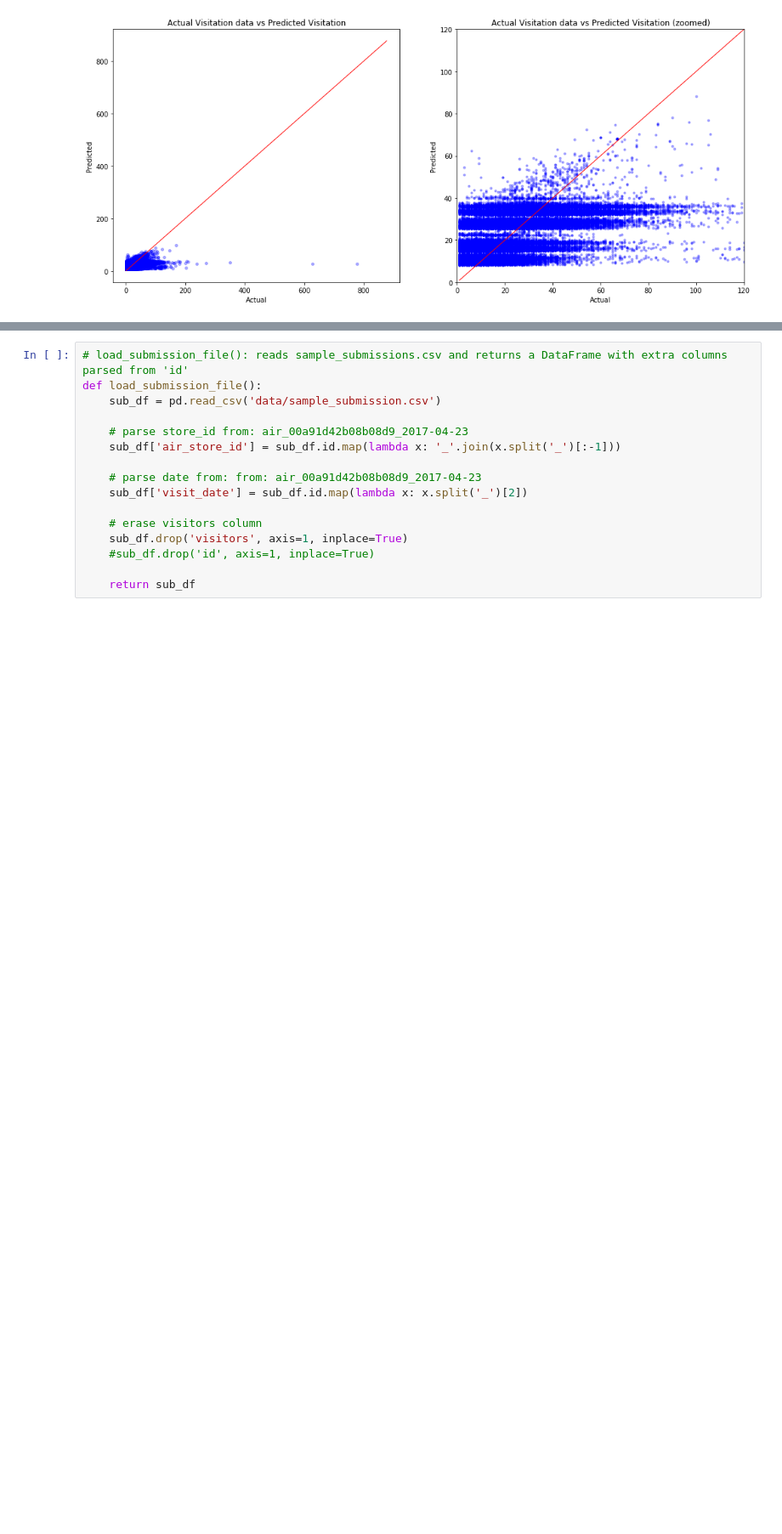
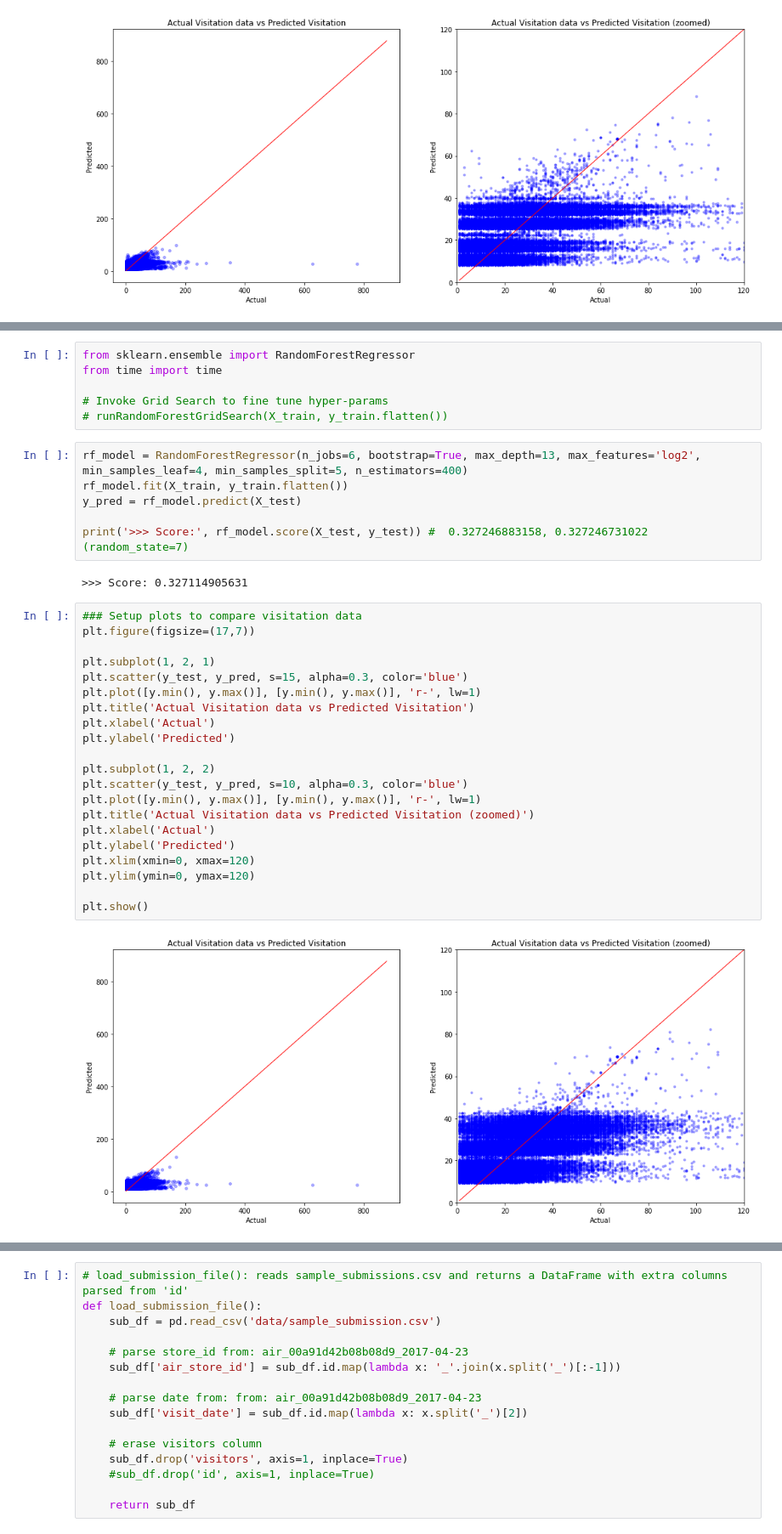
Before and after one commit to karlphillip/DataScience, a Jupyter notebook: Capstone Project1/3_regression.ipynb, the cells around one changed output, grey strips where cells are left out. Shown at 85% size. Cells and saved outputs as stored; diff of their text form; blank space fills up the shorter version.

Commit message:
Capstone Project1: added Random Forest for prediction.

```diff
--- a/Capstone Project1/3_regression.ipynb
+++ b/Capstone Project1/3_regression.ipynb
@@ -516 +566,38 @@ plt.show()
+# %%
+from sklearn.ensemble import RandomForestRegressor
+from time import time
+
+# Invoke Grid Search to fine tune hyper-params
+# runRandomForestGridSearch(X_train, y_train.flatten())
+# %%
+rf_model = RandomForestRegressor(n_jobs=6, bootstrap=True, max_depth=13, max_features='log2', min_samples_leaf=4, min_samples_split=5, n_estimators=400)
+rf_model.fit(X_train, y_train.flatten())
+y_pred = rf_model.predict(X_test)
+
+print('>>> Score:', rf_model.score(X_test, y_test)) #  0.327246883158, 0.327246731022 (random_state=7)
+# %% [output]
+>>> Score: 0.327114905631
+# %%
+### Setup plots to compare visitation data
+plt.figure(figsize=(17,7))
+
+plt.subplot(1, 2, 1)
+plt.scatter(y_test, y_pred, s=15, alpha=0.3, color='blue')
+plt.plot([y.min(), y.max()], [y.min(), y.max()], 'r-', lw=1)
+plt.title('Actual Visitation data vs Predicted Visitation')
+plt.xlabel('Actual')
+plt.ylabel('Predicted')
+
+plt.subplot(1, 2, 2)
+plt.scatter(y_test, y_pred, s=10, alpha=0.3, color='blue')
+plt.plot([y.min(), y.max()], [y.min(), y.max()], 'r-', lw=1)
+plt.title('Actual Visitation data vs Predicted Visitation (zoomed)')
+plt.xlabel('Actual')
+plt.ylabel('Predicted')
+plt.xlim(xmin=0, xmax=120)
+plt.ylim(ymin=0, ymax=120)
+
+plt.show()
+# %% [output]
+[figure, added]
 # %% [markdown]
```
Also changed, not shown: parts of 9 cells of this notebook.
